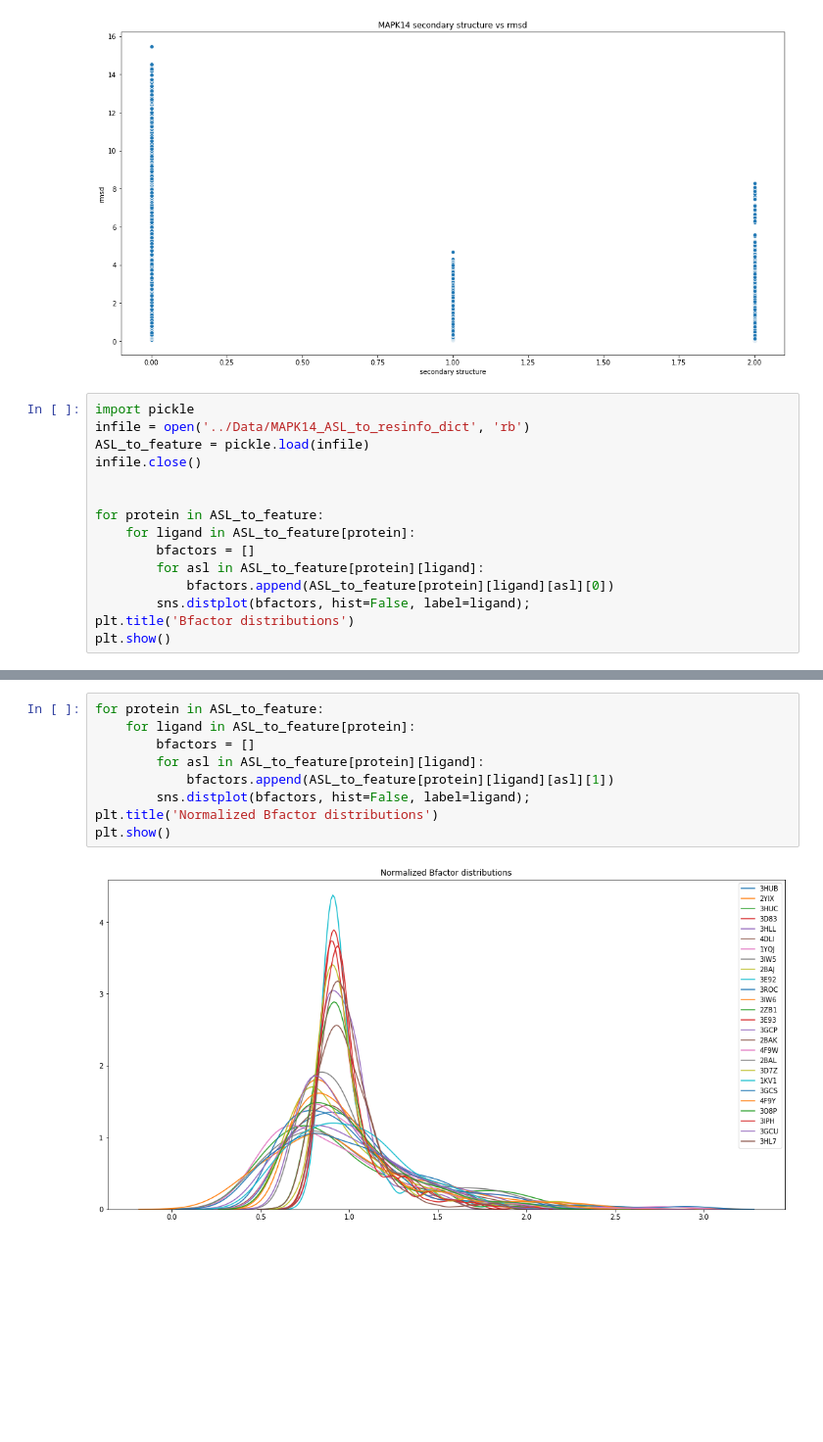
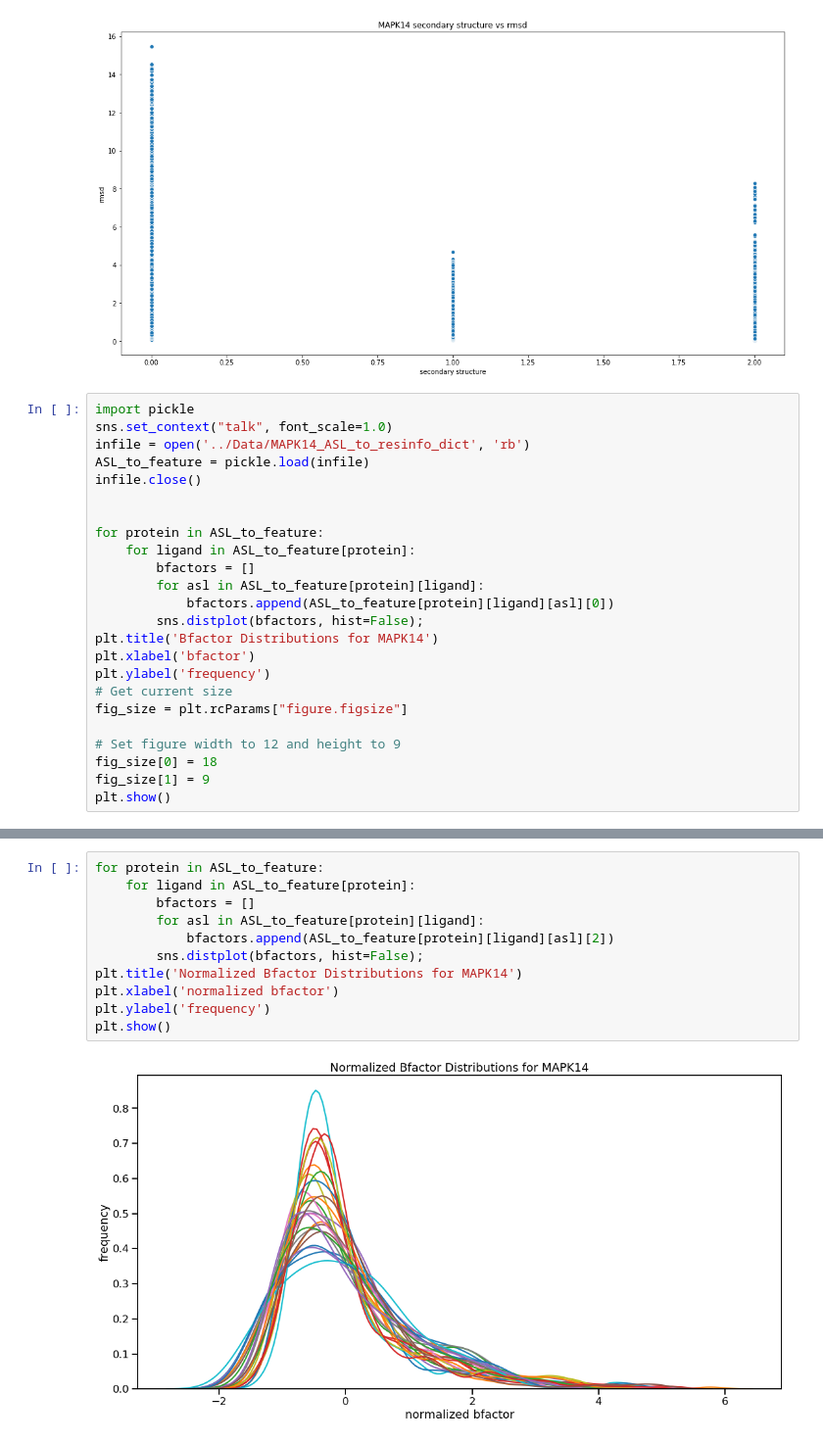
Before and after one commit to sidhikabalachandar/flexibility_project, a Jupyter notebook: flexibility_prediction/Analysis/flexibility_prediction_analysis.ipynb, the cells around one changed output, grey strips where cells are left out. Shown at 98% size. Saved outputs shown, nothing was run; the diff lists cells and outputs as text; blank space fills up the shorter version.

```diff
--- a/flexibility_prediction/Analysis/flexibility_prediction_analysis.ipynb
+++ b/flexibility_prediction/Analysis/flexibility_prediction_analysis.ipynb
@@ -158,6 +158,7 @@ plt.show()
 [figure]
 # %%
 import pickle
+sns.set_context("talk", font_scale=1.0)
 infile = open('../Data/MAPK14_ASL_to_resinfo_dict', 'rb')
 ASL_to_feature = pickle.load(infile)
 infile.close()
@@ -168,7 +169,15 @@ for protein in ASL_to_feature:
         bfactors = []
         for asl in ASL_to_feature[protein][ligand]:
             bfactors.append(ASL_to_feature[protein][ligand][asl][0])
-        sns.distplot(bfactors, hist=False, label=ligand);
-plt.title('Bfactor distributions')
+        sns.distplot(bfactors, hist=False);
+plt.title('Bfactor Distributions for MAPK14')
+plt.xlabel('bfactor')
+plt.ylabel('frequency')
+# Get current size
+fig_size = plt.rcParams["figure.figsize"]
+
+# Set figure width to 12 and height to 9
+fig_size[0] = 18
+fig_size[1] = 9
 plt.show()
 # %% [output]
@@ -176,11 +185,13 @@ plt.show()
 # %%
 for protein in ASL_to_feature:
     for ligand in ASL_to_feature[protein]:
         bfactors = []
         for asl in ASL_to_feature[protein][ligand]:
-            bfactors.append(ASL_to_feature[protein][ligand][asl][1])
-        sns.distplot(bfactors, hist=False, label=ligand);
-plt.title('Normalized Bfactor distributions')
+            bfactors.append(ASL_to_feature[protein][ligand][asl][2])
+        sns.distplot(bfactors, hist=False);
+plt.title('Normalized Bfactor Distributions for MAPK14')
+plt.xlabel('normalized bfactor')
+plt.ylabel('frequency')
 plt.show()
 # %% [output]
-[figure, old version]
+[figure, new version]
```
Also changed, not shown: parts of 4 cells of this notebook, 7 other files.
